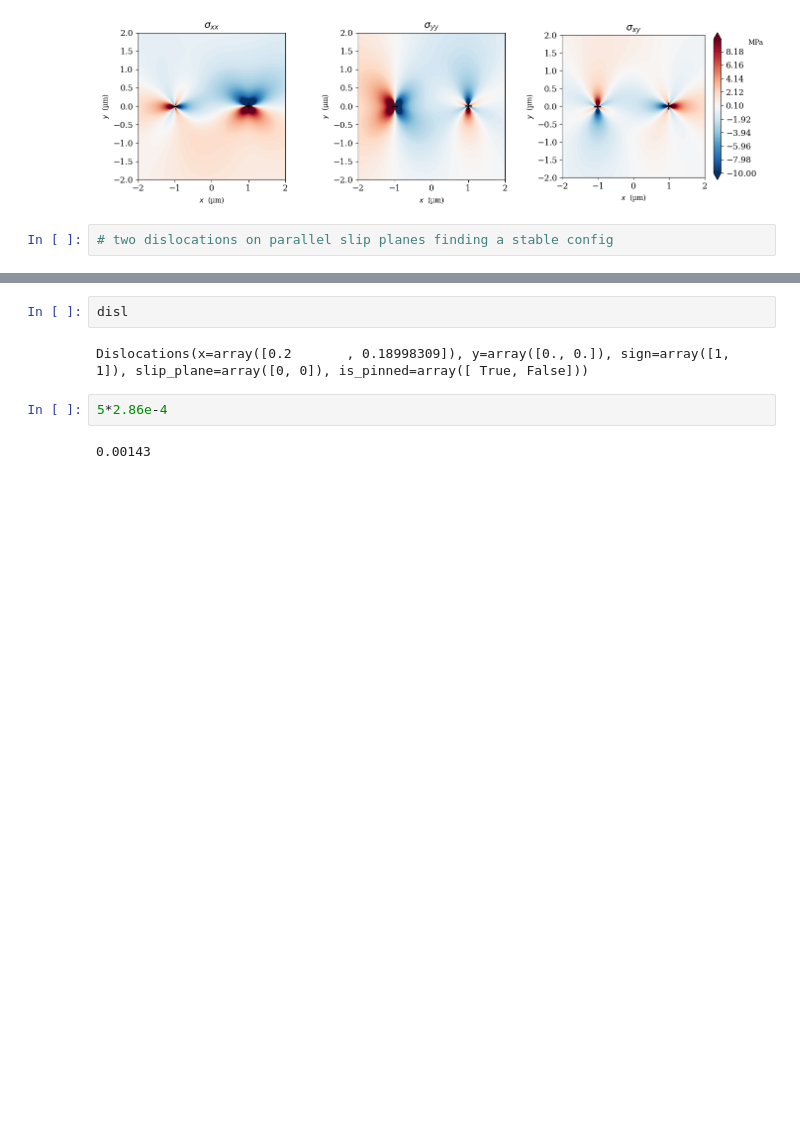
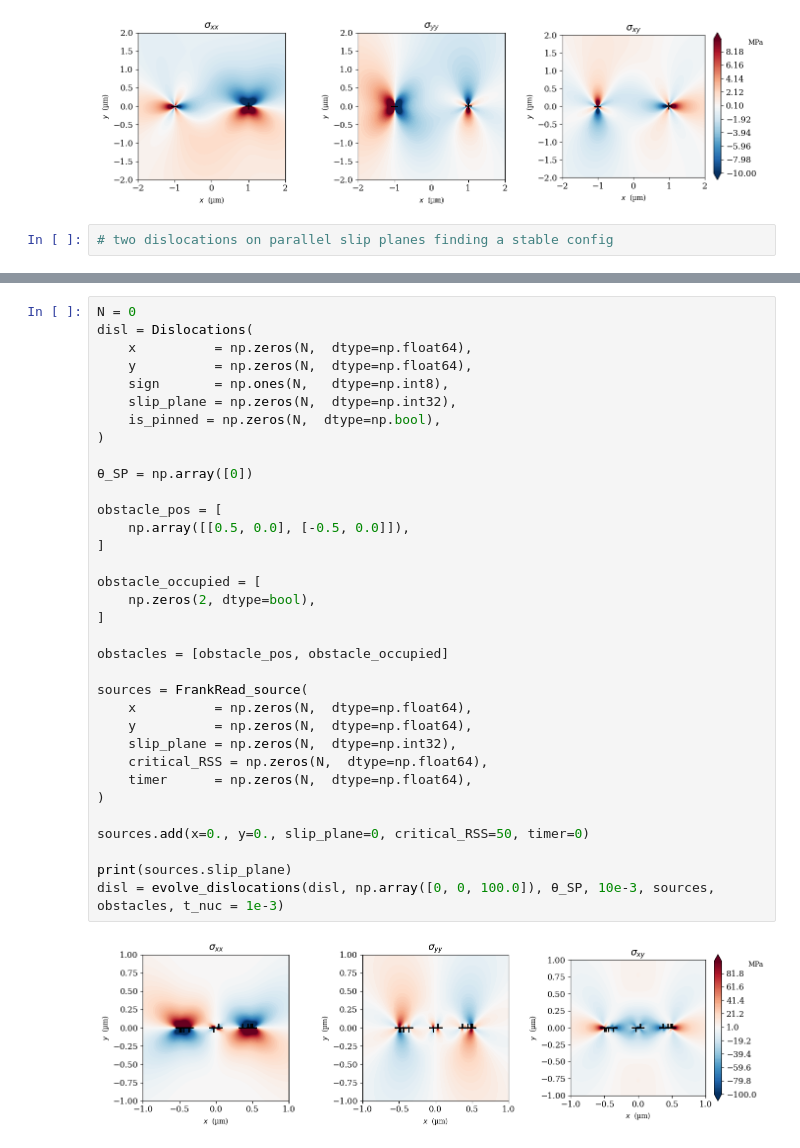
Before and after one commit to Luca-R27/PhDcourse_2026_CompMatMod, a Jupyter notebook: DDP/DDP.ipynb, the cells around one changed output, grey strips where cells are left out. Saved outputs shown, nothing was run; the diff lists cells and outputs as text; blank space fills up the shorter version.

```diff
--- a/DDP/DDP.ipynb
+++ b/DDP/DDP.ipynb
@@ -466,8 +439,36 @@ disl = evolve_dislocations(disl, np.array([0, 0, -250.0]), θ_SP, 15e-3, sources
 # %%
-disl
+N = 0
+disl = Dislocations(
+    x          = np.zeros(N,  dtype=np.float64),
+    y          = np.zeros(N,  dtype=np.float64),
+    sign       = np.ones(N,   dtype=np.int8),
+    slip_plane = np.zeros(N,  dtype=np.int32),
+    is_pinned = np.zeros(N,  dtype=np.bool),
+)
+
+θ_SP = np.array([0])
+
+obstacle_pos = [
+    np.array([[0.5, 0.0], [-0.5, 0.0]]),
+]
+
+obstacle_occupied = [
+    np.zeros(2, dtype=bool),
+]
+
+obstacles = [obstacle_pos, obstacle_occupied]
+
+sources = FrankRead_source(
+    x          = np.zeros(N,  dtype=np.float64),
+    y          = np.zeros(N,  dtype=np.float64),
+    slip_plane = np.zeros(N,  dtype=np.int32),
+    critical_RSS = np.zeros(N,  dtype=np.float64),
+    timer      = np.zeros(N,  dtype=np.float64),
+)
+
+sources.add(x=0., y=0., slip_plane=0, critical_RSS=50, timer=0)
+
+print(sources.slip_plane)
+disl = evolve_dislocations(disl, np.array([0, 0, 100.0]), θ_SP, 10e-3, sources, obstacles, t_nuc = 1e-3)
 # %% [output]
-Dislocations(x=array([0.2       , 0.18998309]), y=array([0., 0.]), sign=array([1, 1]), slip_plane=array([0, 0]), is_pinned=array([ True, False]))
+[figure, added]
-# %%
-5*2.86e-4
-# %% [output]
-0.00143
```
Also changed, not shown: parts of 23 cells of this notebook.
